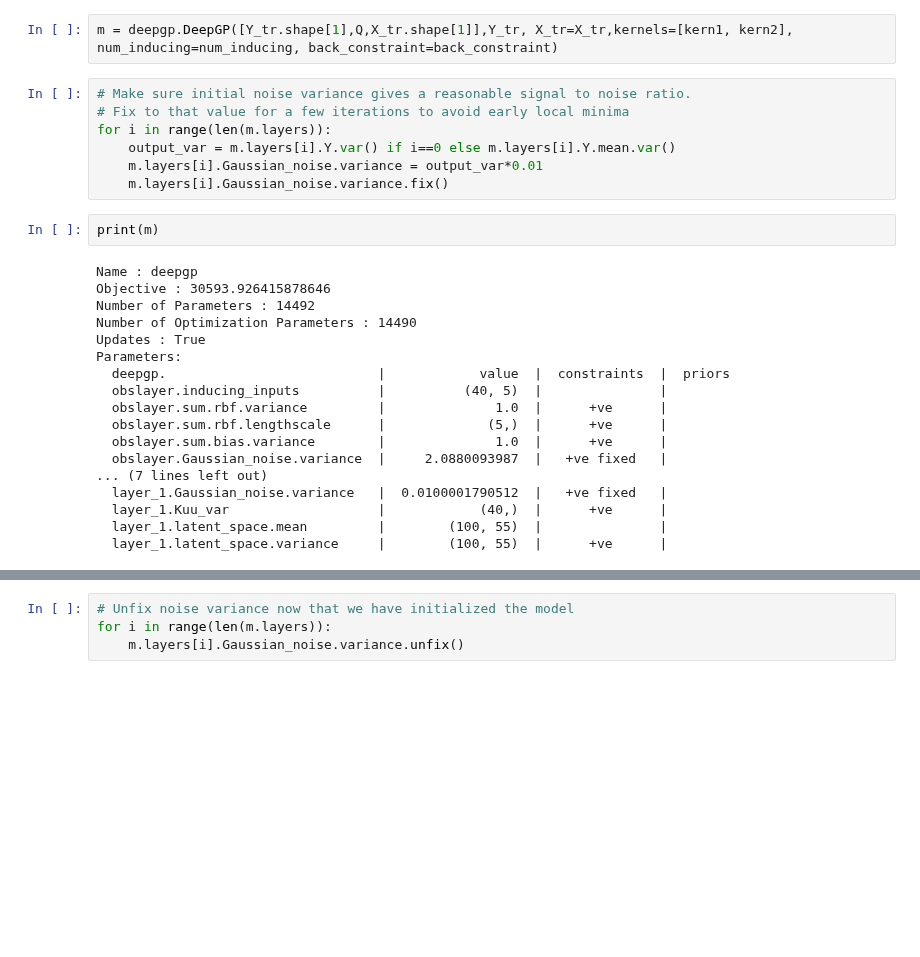
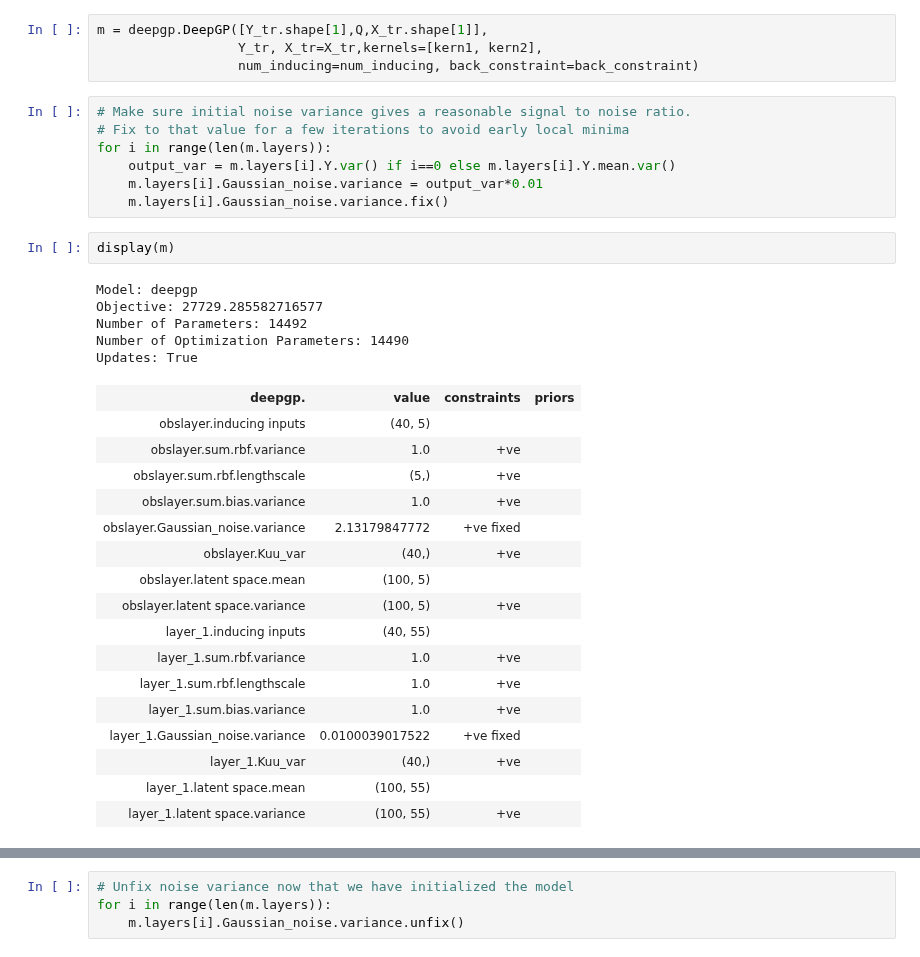
Before and after one commit to SheffieldML/PyDeepGP, a Jupyter notebook: examples/tutorial.ipynb, the cells around one changed output, grey strips where cells are left out. Saved outputs shown, nothing was run; the diff lists cells and outputs as text; blank space fills up the shorter version.

```diff
--- a/examples/tutorial.ipynb
+++ b/examples/tutorial.ipynb
@@ -118,7 +129,9 @@ back_constraint = False
 # Dimensions of the MLP back-constraint if set to true
 encoder_dims=[[300],[150]]
 # %%
-m = deepgp.DeepGP([Y_tr.shape[1],Q,X_tr.shape[1]],Y_tr, X_tr=X_tr,kernels=[kern1, kern2], num_inducing=num_inducing, back_constraint=back_constraint)
+m = deepgp.DeepGP([Y_tr.shape[1],Q,X_tr.shape[1]],
+                  Y_tr, X_tr=X_tr,kernels=[kern1, kern2],
+                  num_inducing=num_inducing, back_constraint=back_constraint)
 # %%
 # Make sure initial noise variance gives a reasonable signal to noise ratio.
 # Fix to that value for a few iterations to avoid early local minima
@@ -127,25 +140,30 @@ for i in range(len(m.layers)):
     m.layers[i].Gaussian_noise.variance = output_var*0.01
     m.layers[i].Gaussian_noise.variance.fix()
 # %%
-print(m)
+display(m)
 # %% [output]
-Name : deepgp
-Objective : 30593.926415878646
-Number of Parameters : 14492
-Number of Optimization Parameters : 14490
-Updates : True
-Parameters:
-  deepgp.                           |            value  |  constraints  |  priors
-  obslayer.inducing_inputs          |          (40, 5)  |               |
-  obslayer.sum.rbf.variance         |              1.0  |      +ve      |
-  obslayer.sum.rbf.lengthscale      |             (5,)  |      +ve      |
-  obslayer.sum.bias.variance        |              1.0  |      +ve      |
-  obslayer.Gaussian_noise.variance  |     2.0880093987  |   +ve fixed   |
-... (7 lines left out)
-  layer_1.Gaussian_noise.variance   |  0.0100001790512  |   +ve fixed   |
-  layer_1.Kuu_var                   |            (40,)  |      +ve      |
-  layer_1.latent_space.mean         |        (100, 55)  |               |
-  layer_1.latent_space.variance     |        (100, 55)  |      +ve      |
+Model: deepgp
+Objective: 27729.285582716577
+Number of Parameters: 14492
+Number of Optimization Parameters: 14490
+Updates: True
+| deepgp. | value | constraints | priors |
+| obslayer.inducing inputs | (40, 5) |  |  |
+| obslayer.sum.rbf.variance | 1.0 | +ve |  |
+| obslayer.sum.rbf.lengthscale | (5,) | +ve |  |
+| obslayer.sum.bias.variance | 1.0 | +ve |  |
+| obslayer.Gaussian_noise.variance | 2.13179847772 | +ve fixed |  |
+| obslayer.Kuu_var | (40,) | +ve |  |
+| obslayer.latent space.mean | (100, 5) |  |  |
+| obslayer.latent space.variance | (100, 5) | +ve |  |
+| layer_1.inducing inputs | (40, 55) |  |  |
+| layer_1.sum.rbf.variance | 1.0 | +ve |  |
+| layer_1.sum.rbf.lengthscale | 1.0 | +ve |  |
+| layer_1.sum.bias.variance | 1.0 | +ve |  |
+| layer_1.Gaussian_noise.variance | 0.0100039017522 | +ve fixed |  |
+| layer_1.Kuu_var | (40,) | +ve |  |
+| layer_1.latent space.mean | (100, 55) |  |  |
+| layer_1.latent space.variance | (100, 55) | +ve |  |
 # %%
 m.optimize(max_iters=800, messages=True)
 # %% [output]
```
Also changed, not shown: parts of 10 cells of this notebook, 2 other files.
